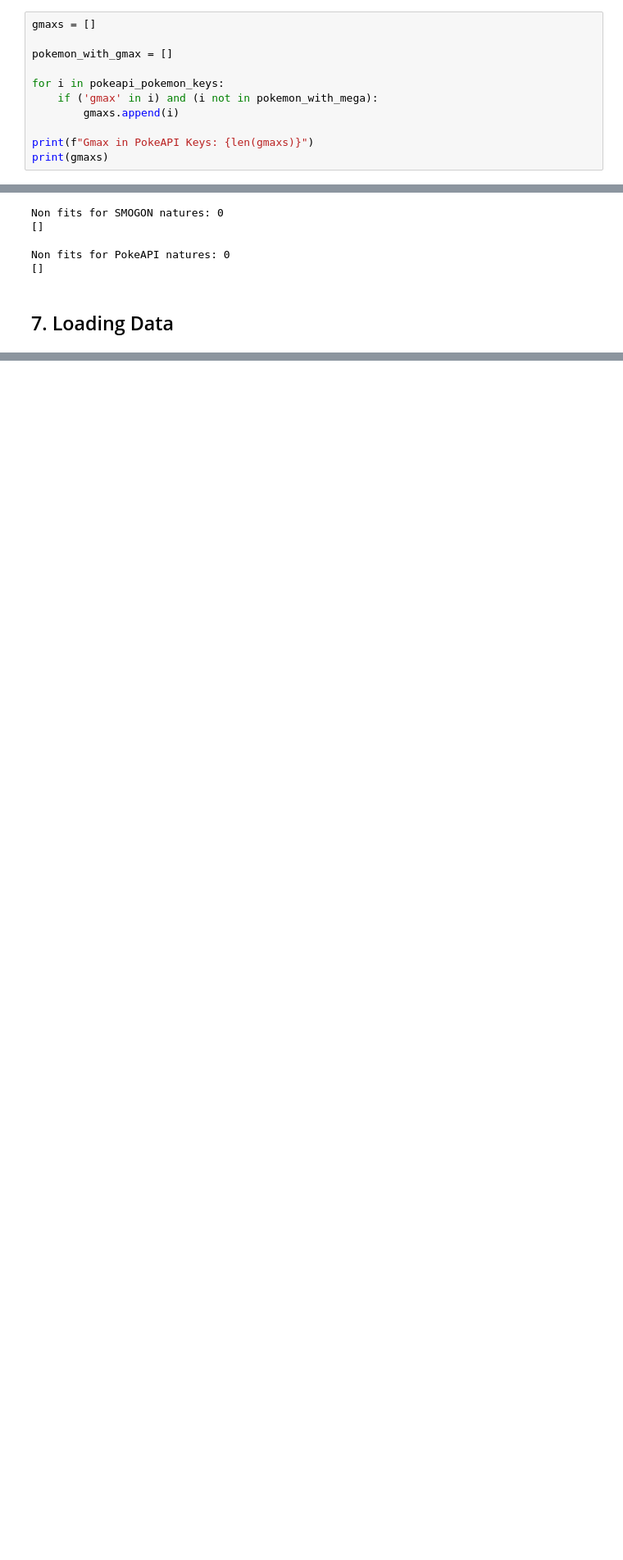
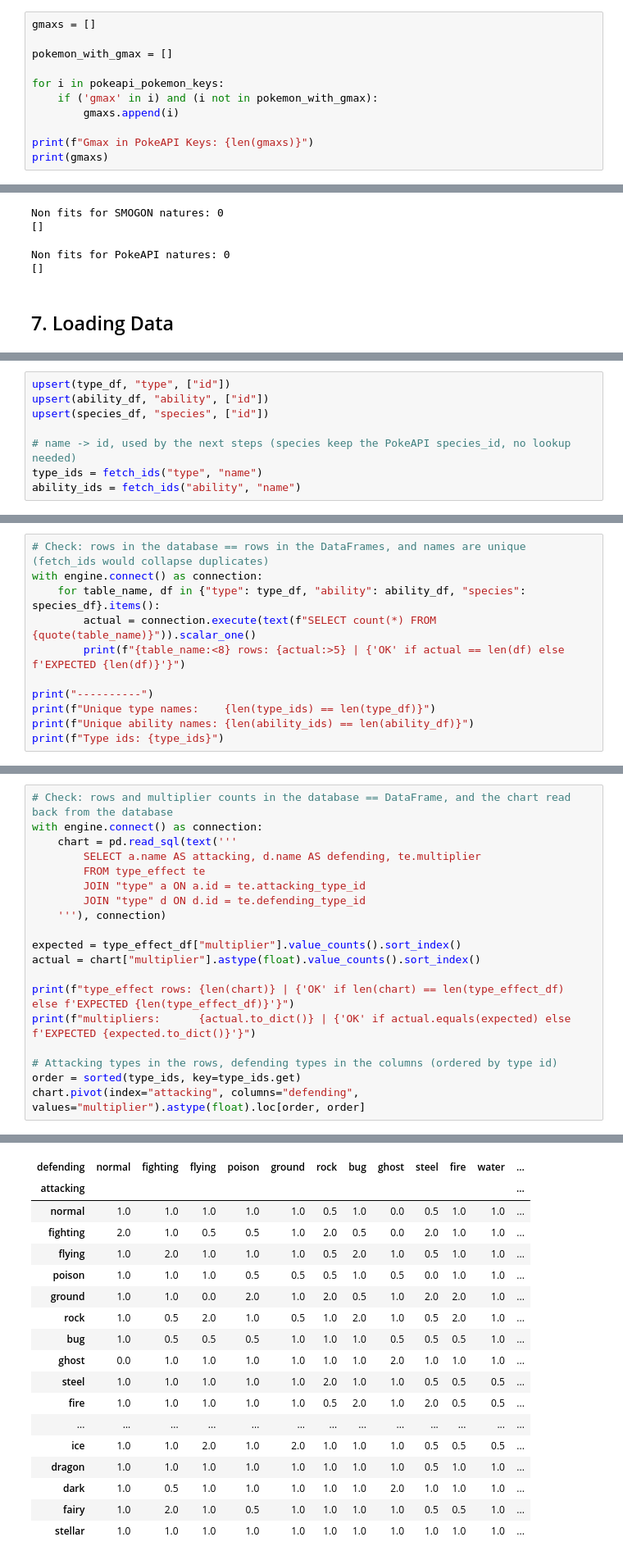
Before and after one commit to Roldao-Neto/Competitive_Pokemon_Data_Analysis, a Jupyter notebook: src/3-gold/parquet_postgres.ipynb, the cells around one changed output, grey strips where cells are left out. Shown at 82% size. Drawn from its saved outputs; the diff is of its cells as text; blank space fills up the shorter version.

Commit message:
Finished Data Filling PostgreSQL

```diff
--- a/src/3-gold/parquet_postgres.ipynb
+++ b/src/3-gold/parquet_postgres.ipynb
@@ -529,7 +498,7 @@ gmaxs = []
 pokemon_with_gmax = []
 
 for i in pokeapi_pokemon_keys:
-    if ('gmax' in i) and (i not in pokemon_with_mega):
+    if ('gmax' in i) and (i not in pokemon_with_gmax):
         gmaxs.append(i)
 
 print(f"Gmax in PokeAPI Keys: {len(gmaxs)}")
@@ -1023,0 +1253,8 @@ Load the dimensions first, then `metagame`, `usage` and the child tables. The lo
+# %%
+upsert(type_df, "type", ["id"])
+upsert(ability_df, "ability", ["id"])
+upsert(species_df, "species", ["id"])
+
+# name -> id, used by the next steps (species keep the PokeAPI species_id, no lookup needed)
+type_ids = fetch_ids("type", "name")
+ability_ids = fetch_ids("ability", "name")
@@ -1023,0 +1265,11 @@ Load the dimensions first, then `metagame`, `usage` and the child tables. The lo
+# %%
+# Check: rows in the database == rows in the DataFrames, and names are unique (fetch_ids would collapse duplicates)
+with engine.connect() as connection:
+    for table_name, df in {"type": type_df, "ability": ability_df, "species": species_df}.items():
+        actual = connection.execute(text(f"SELECT count(*) FROM {quote(table_name)}")).scalar_one()
+        print(f"{table_name:<8} rows: {actual:>5} | {'OK' if actual == len(df) else f'EXPECTED {len(df)}'}")
+
+print("----------")
+print(f"Unique type names:    {len(type_ids) == len(type_df)}")
+print(f"Unique ability names: {len(ability_ids) == len(ability_df)}")
+print(f"Type ids: {type_ids}")
@@ -1023,0 +1328,20 @@ Load the dimensions first, then `metagame`, `usage` and the child tables. The lo
+# %%
+# Check: rows and multiplier counts in the database == DataFrame, and the chart read back from the database
+with engine.connect() as connection:
+    chart = pd.read_sql(text('''
+        SELECT a.name AS attacking, d.name AS defending, te.multiplier
+        FROM type_effect te
+        JOIN "type" a ON a.id = te.attacking_type_id
+        JOIN "type" d ON d.id = te.defending_type_id
+    '''), connection)
+
+expected = type_effect_df["multiplier"].value_counts().sort_index()
+actual = chart["multiplier"].astype(float).value_counts().sort_index()
+
+print(f"type_effect rows: {len(chart)} | {'OK' if len(chart) == len(type_effect_df) else f'EXPECTED {len(type_effect_df)}'}")
+print(f"multipliers:      {actual.to_dict()} | {'OK' if actual.equals(expected) else f'EXPECTED {expected.to_dict()}'}")
+
+# Attacking types in the rows, defending types in the columns (ordered by type id)
+order = sorted(type_ids, key=type_ids.get)
+chart.pivot(index="attacking", columns="defending", values="multiplier").astype(float).loc[order, order]
+# %% [output]
@@ -1023,0 +1350,18 @@ Load the dimensions first, then `metagame`, `usage` and the child tables. The lo
+| defending | normal | fighting | flying | poison | ground | rock | bug | ghost | steel | fire | water | ... |
+| attacking |  |  |  |  |  |  |  |  |  |  |  | ... |
+| normal | 1.0 | 1.0 | 1.0 | 1.0 | 1.0 | 0.5 | 1.0 | 0.0 | 0.5 | 1.0 | 1.0 | ... |
+| fighting | 2.0 | 1.0 | 0.5 | 0.5 | 1.0 | 2.0 | 0.5 | 0.0 | 2.0 | 1.0 | 1.0 | ... |
+| flying | 1.0 | 2.0 | 1.0 | 1.0 | 1.0 | 0.5 | 2.0 | 1.0 | 0.5 | 1.0 | 1.0 | ... |
+| poison | 1.0 | 1.0 | 1.0 | 0.5 | 0.5 | 0.5 | 1.0 | 0.5 | 0.0 | 1.0 | 1.0 | ... |
+| ground | 1.0 | 1.0 | 0.0 | 2.0 | 1.0 | 2.0 | 0.5 | 1.0 | 2.0 | 2.0 | 1.0 | ... |
+| rock | 1.0 | 0.5 | 2.0 | 1.0 | 0.5 | 1.0 | 2.0 | 1.0 | 0.5 | 2.0 | 1.0 | ... |
+| bug | 1.0 | 0.5 | 0.5 | 0.5 | 1.0 | 1.0 | 1.0 | 0.5 | 0.5 | 0.5 | 1.0 | ... |
+| ghost | 0.0 | 1.0 | 1.0 | 1.0 | 1.0 | 1.0 | 1.0 | 2.0 | 1.0 | 1.0 | 1.0 | ... |
+| steel | 1.0 | 1.0 | 1.0 | 1.0 | 1.0 | 2.0 | 1.0 | 1.0 | 0.5 | 0.5 | 0.5 | ... |
+| fire | 1.0 | 1.0 | 1.0 | 1.0 | 1.0 | 0.5 | 2.0 | 1.0 | 2.0 | 0.5 | 0.5 | ... |
+| ... | ... | ... | ... | ... | ... | ... | ... | ... | ... | ... | ... | ... |
+| ice | 1.0 | 1.0 | 2.0 | 1.0 | 2.0 | 1.0 | 1.0 | 1.0 | 0.5 | 0.5 | 0.5 | ... |
+| dragon | 1.0 | 1.0 | 1.0 | 1.0 | 1.0 | 1.0 | 1.0 | 1.0 | 0.5 | 1.0 | 1.0 | ... |
+| dark | 1.0 | 0.5 | 1.0 | 1.0 | 1.0 | 1.0 | 1.0 | 2.0 | 1.0 | 1.0 | 1.0 | ... |
+| fairy | 1.0 | 2.0 | 1.0 | 0.5 | 1.0 | 1.0 | 1.0 | 1.0 | 0.5 | 0.5 | 1.0 | ... |
+| stellar | 1.0 | 1.0 | 1.0 | 1.0 | 1.0 | 1.0 | 1.0 | 1.0 | 1.0 | 1.0 | 1.0 | ... |
```
Also changed, not shown: parts of 58 cells of this notebook.
